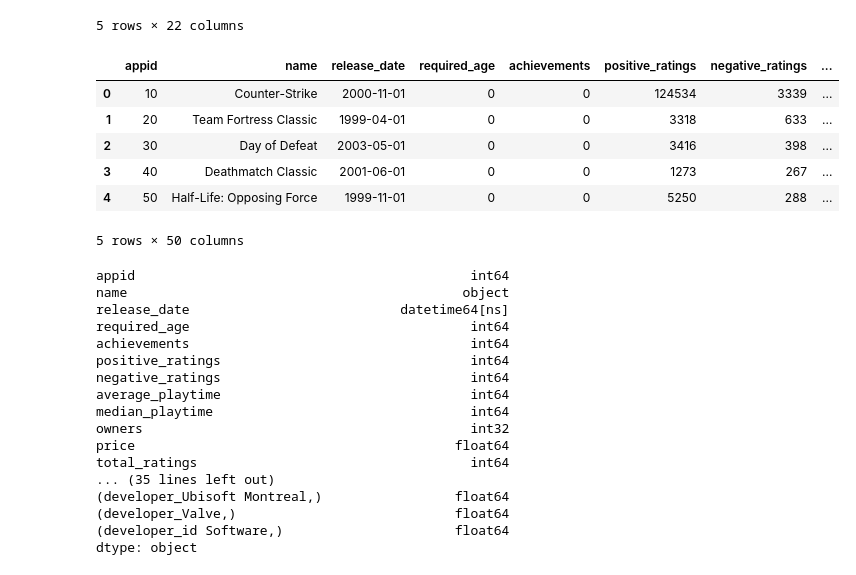
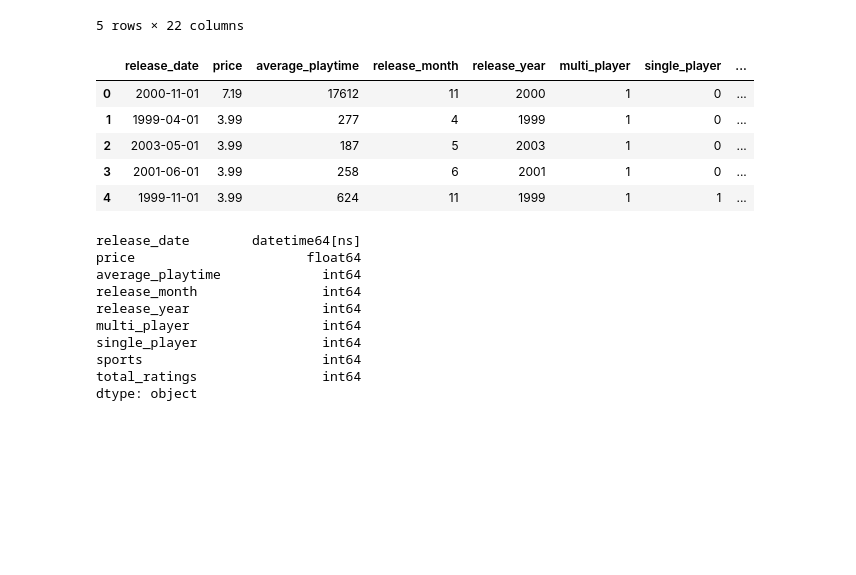
Before and after one commit to zobairhas/Videogame_Trends_Analysis, a Jupyter notebook: preprocessing-steam-data.ipynb, the cells around one changed output. Cells and saved outputs as stored; diff of their text form; code cells hidden in the pictures; blank space fills up the shorter version.

```diff
--- a/preprocessing-steam-data.ipynb
+++ b/preprocessing-steam-data.ipynb
@@ -228,40 +250,32 @@ encoded_dev_pub_df.head()
 # %%
 # merge with main df
 data = data.join(encoded_dev_pub_df)
 
 # remove redundant columns
-data = data.drop(['developer', 'publisher'], axis=1)
+data = data[["release_date", "price", "average_playtime", "release_month", "release_year", "multi_player", "single_player", "sports", "total_ratings"]]
 
 # check df
 data.head()
 # %% [output]
-|  | appid | name | release_date | required_age | achievements | positive_ratings | negative_ratings | ... |
-| 0 | 10 | Counter-Strike | 2000-11-01 | 0 | 0 | 124534 | 3339 | ... |
-| 1 | 20 | Team Fortress Classic | 1999-04-01 | 0 | 0 | 3318 | 633 | ... |
-| 2 | 30 | Day of Defeat | 2003-05-01 | 0 | 0 | 3416 | 398 | ... |
-| 3 | 40 | Deathmatch Classic | 2001-06-01 | 0 | 0 | 1273 | 267 | ... |
-| 4 | 50 | Half-Life: Opposing Force | 1999-11-01 | 0 | 0 | 5250 | 288 | ... |
+|  | release_date | price | average_playtime | release_month | release_year | multi_player | single_player | ... |
+| 0 | 2000-11-01 | 7.19 | 17612 | 11 | 2000 | 1 | 0 | ... |
+| 1 | 1999-04-01 | 3.99 | 277 | 4 | 1999 | 1 | 0 | ... |
+| 2 | 2003-05-01 | 3.99 | 187 | 5 | 2003 | 1 | 0 | ... |
+| 3 | 2001-06-01 | 3.99 | 258 | 6 | 2001 | 1 | 0 | ... |
+| 4 | 1999-11-01 | 3.99 | 624 | 11 | 1999 | 1 | 1 | ... |
-5 rows × 50 columns
 # %%
 # ensure name is only object/categorical column remaining
 data.dtypes
 # %% [output]
-appid                                           int64
-name                                           object
-release_date                           datetime64[ns]
-required_age                                    int64
-achievements                                    int64
-positive_ratings                                int64
-negative_ratings                                int64
-average_playtime                                int64
-median_playtime                                 int64
-owners                                          int32
-price                                         float64
-total_ratings                                   int64
-... (35 lines left out)
-(developer_Ubisoft Montreal,)                 float64
-(developer_Valve,)                            float64
-(developer_id Software,)                      float64
+release_date        datetime64[ns]
+price                      float64
+average_playtime             int64
+release_month                int64
+release_year                 int64
+multi_player                 int64
+single_player                int64
+sports                       int64
+total_ratings                int64
 dtype: object
 # %%
 # export
```
Also changed, not shown: parts of 23 cells of this notebook, 6 other files.
